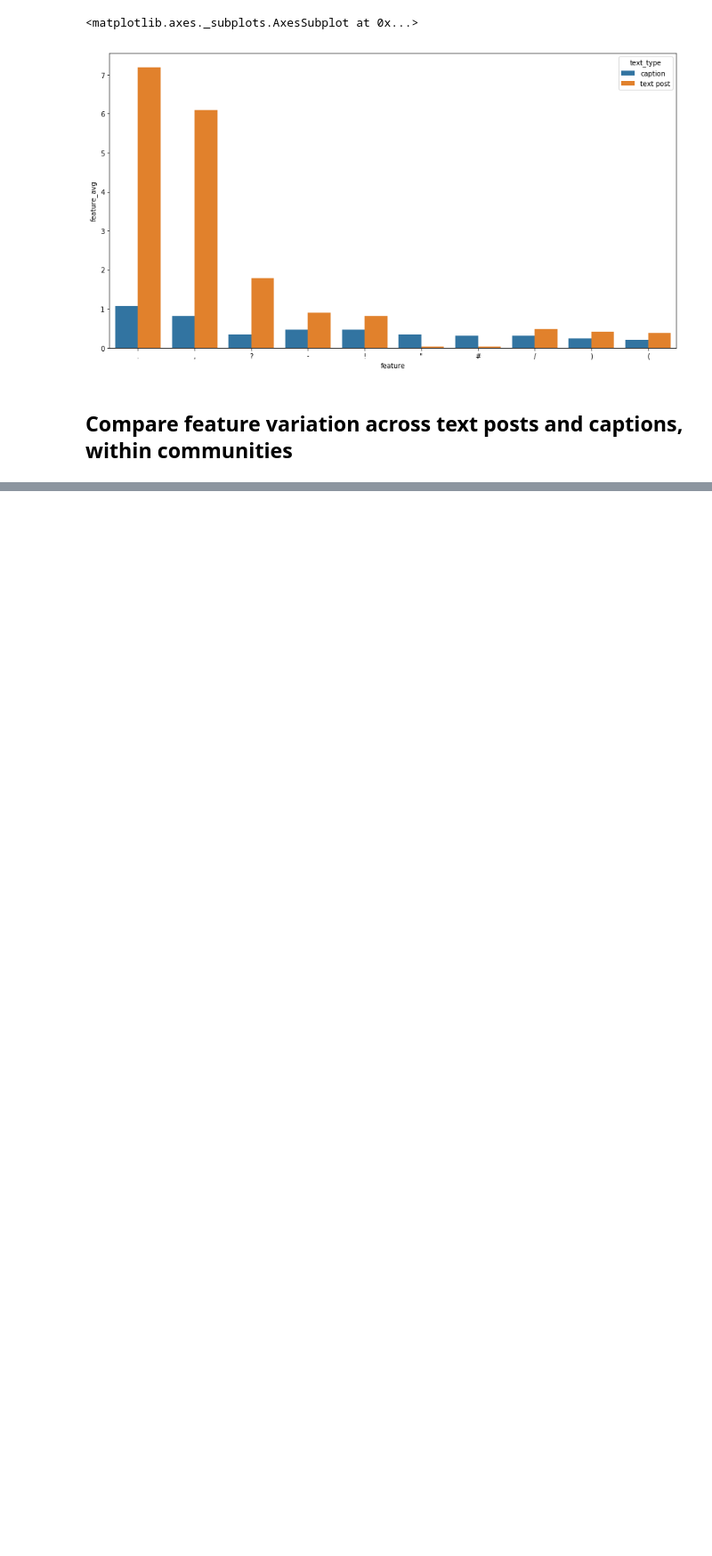
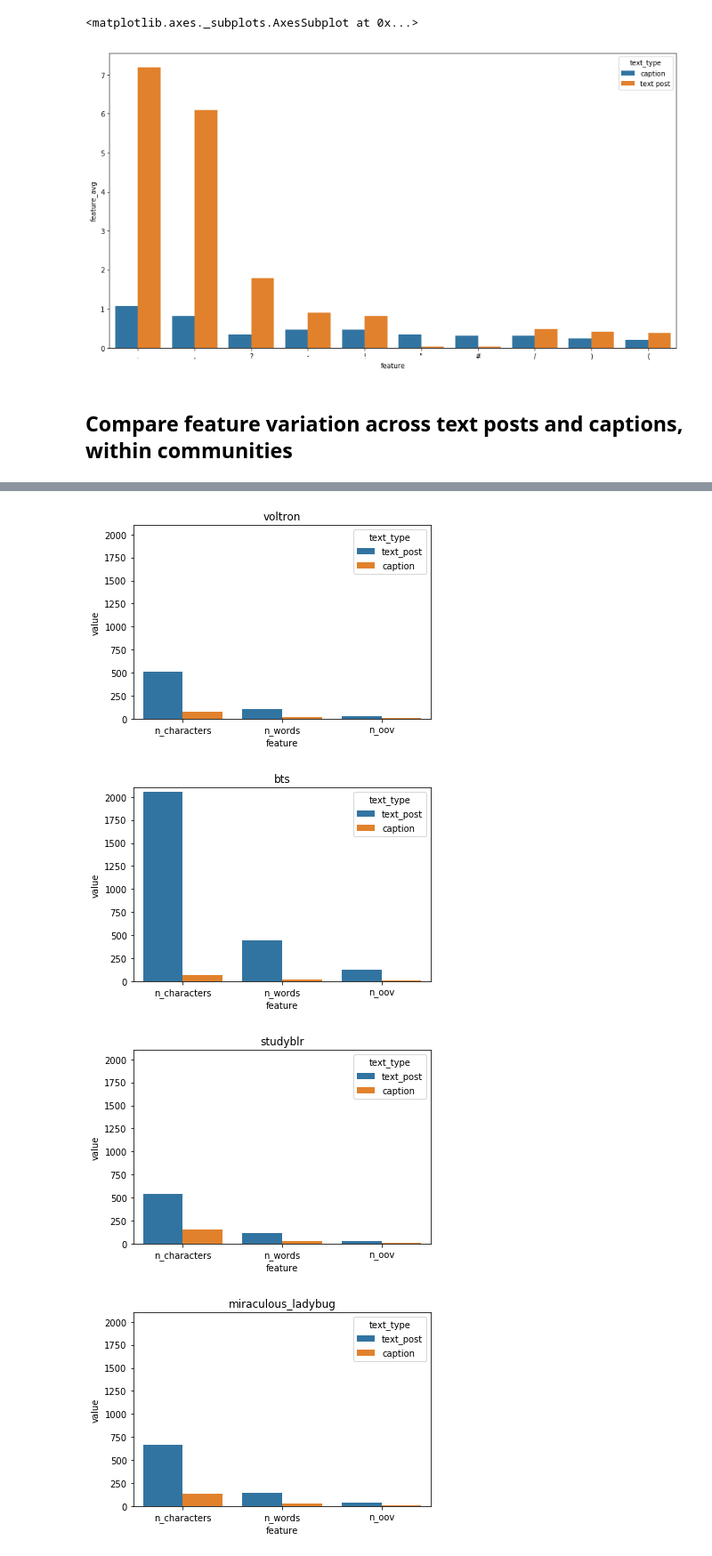
Before and after one commit to michaelmilleryoder/tumblr-scripts, a Jupyter notebook: jupyter/style_features_stats.ipynb, the cells around one changed output, grey strips where cells are left out. Shown at 89% size. Cells and saved outputs as stored; diff of their text form; code cells hidden in the pictures; blank space fills up the shorter version.

```diff
--- a/jupyter/style_features_stats.ipynb
+++ b/jupyter/style_features_stats.ipynb
@@ -367,0 +502,16 @@ sns.barplot(x='feature', y='feature_avg', hue='text_type', data=plot_data)
+# %%
+# Top 3 features
+
+import matplotlib.pyplot as plt
+import seaborn as sns
+
+for c in communities:
+    plt.figure(figsize=(6,4))
+    plt.ylim(0, 2100)
+    plt.title(c)
+    sns.barplot(x='feature', y='value', hue='text_type', data=plot_data_comm[c])
+# %% [output]
+[figure, added]
+[figure, added]
+[figure, added]
+[figure, added]
```
Also changed, not shown: parts of 18 cells of this notebook, 1 other file.
